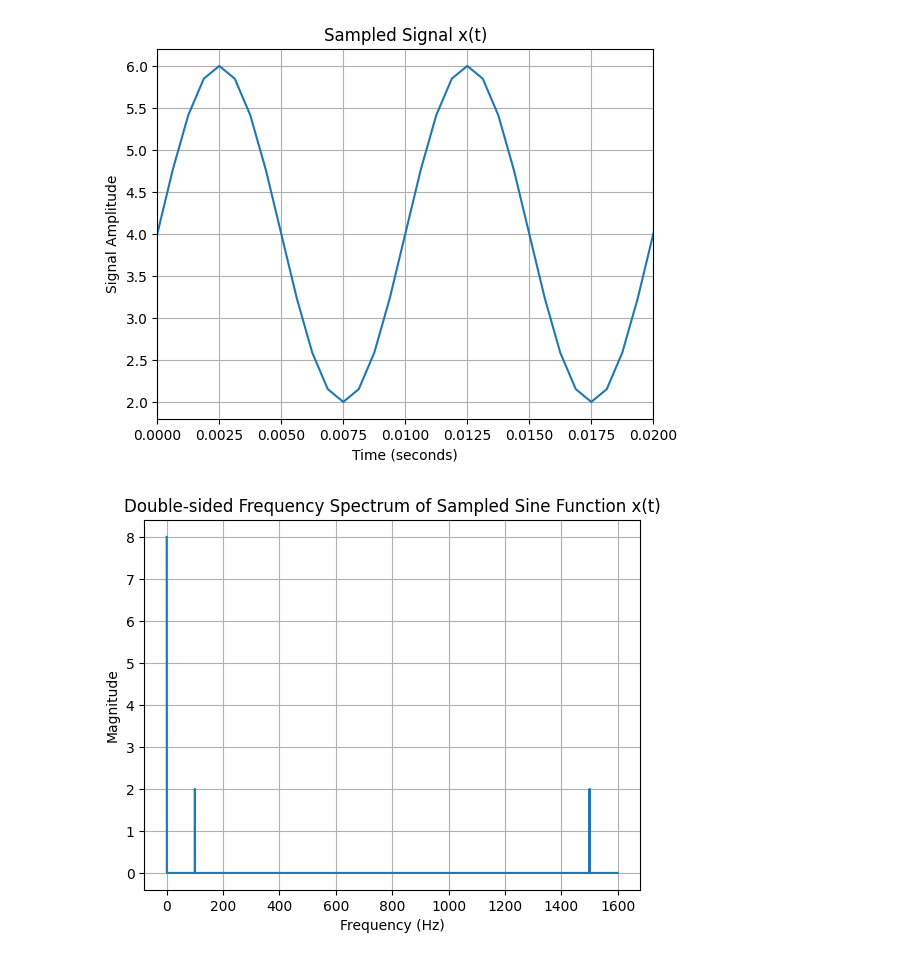
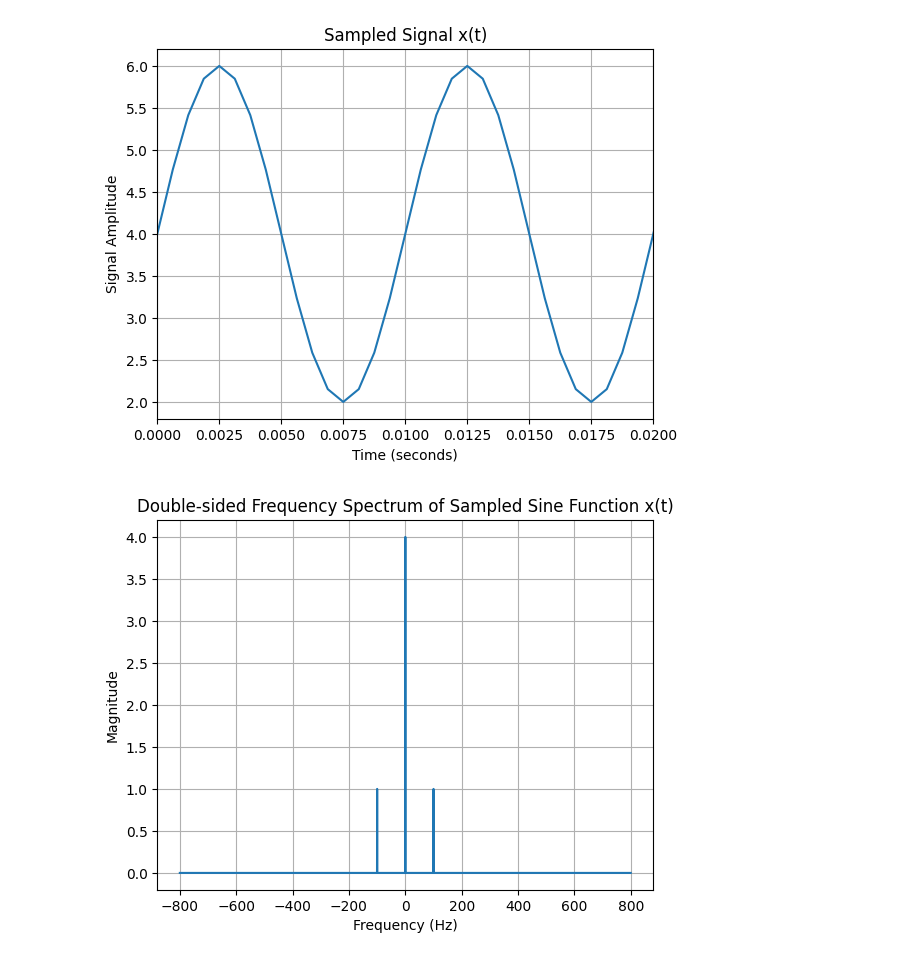
Before and after one commit to PaulArthurAstier/DSP-Week-1, a Jupyter notebook: week1.ipynb, the cells around one changed output. Drawn from its saved outputs; the diff is of its cells as text; code cells hidden in the pictures.

Commit message:
Finalised the second assignment

```diff
--- a/week1.ipynb
+++ b/week1.ipynb
@@ -31,18 +32,23 @@ The maximum frequency for reconstruction is 800.0 Hz.
  5.41421356 4.76536686]
 [figure]
 # %%
+
+#Assignment 2 - Frequency Spectrum
 # Compute the FFT
-N = len(x)
-X = np.fft.fft(x) / N
-f = np.arange(0, N) * (1 / T) / N  # Frequency array
-f_range = (f >= 0) & (f <= fs)  # Positive frequency range
+N = len(x)  # Number of samples
+X = np.fft.fft(x) / N  # Normalize the FFT
+frequencies = np.fft.fftfreq(N, d=T)  # Frequency array (in Hz)
+
+# Shift the FFT for a double-sided spectrum
+X_shifted = np.fft.fftshift(X)
+frequencies_shifted = np.fft.fftshift(frequencies)
 
 # Plot the double-sided frequency spectrum
-plt.plot(f[f_range], 2 * np.abs(X[f_range]))
+plt.plot(frequencies_shifted, np.abs(X_shifted))
 plt.xlabel('Frequency (Hz)')
 plt.ylabel('Magnitude')
 plt.title('Double-sided Frequency Spectrum of Sampled Sine Function x(t)')
 plt.grid(True)
 plt.show()
 # %% [output]
-[figure, old version]
+[figure, new version]
```
Also changed, not shown: parts of 3 cells of this notebook.
